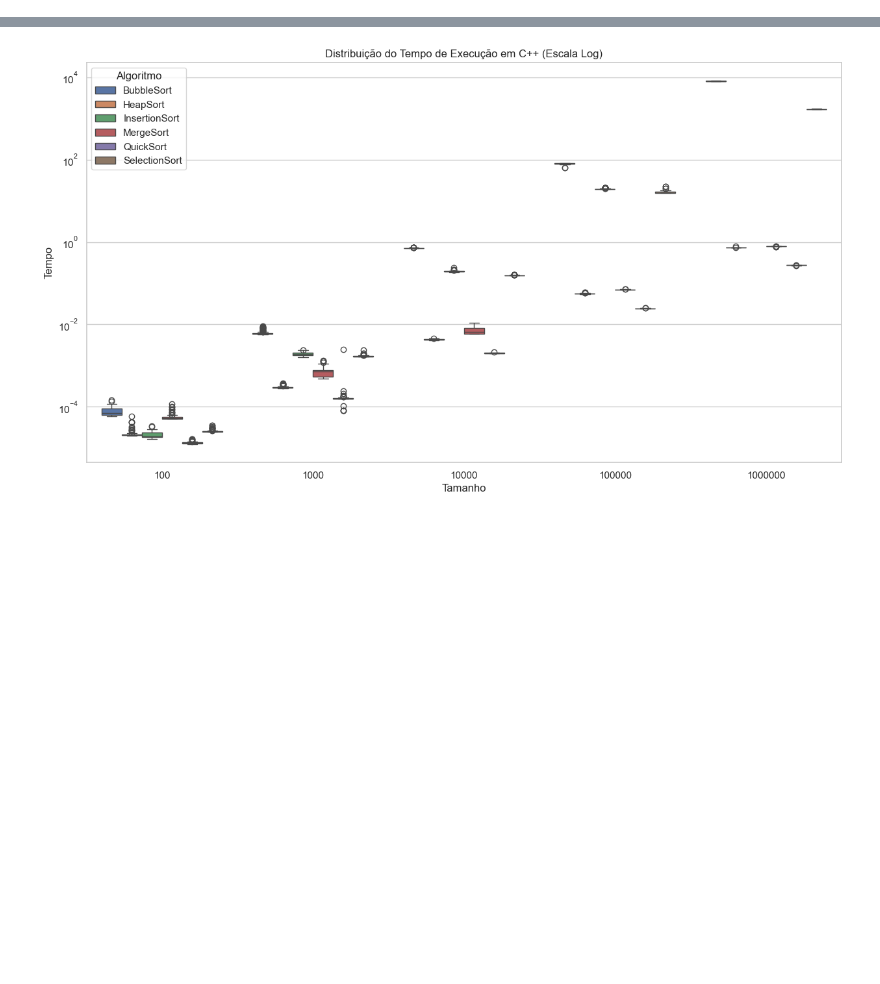
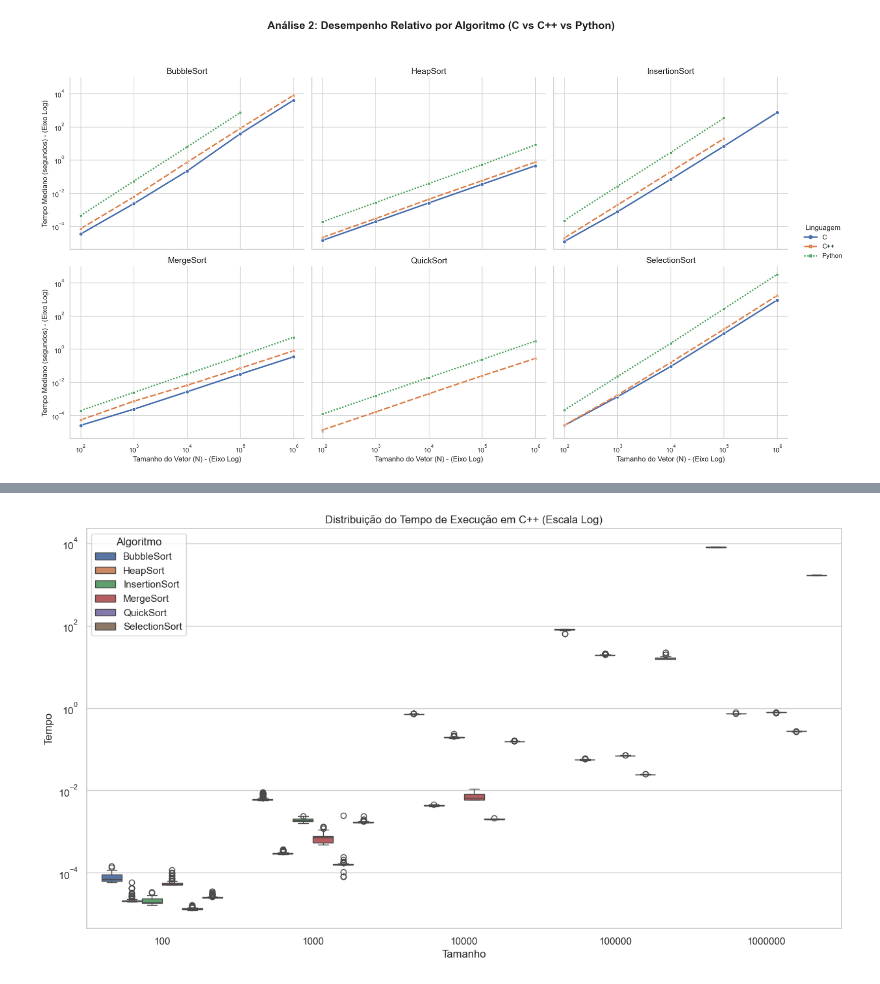
Before and after one commit to Edmagno/TCC, a Jupyter notebook: Análise/Análise de desempenho.ipynb, the cells around one changed output, grey strips where cells are left out. Saved outputs shown, nothing was run; the diff lists cells and outputs as text; code cells hidden in the pictures; blank space fills up the shorter version.

```diff
--- a/Análise/Análise de desempenho.ipynb
+++ b/Análise/Análise de desempenho.ipynb
@@ -107,0 +318,39 @@ display(df_completo)
+# %%
+# Define o tema
+sns.set_theme(style="whitegrid")
+
+# --- O Gráfico da Análise 2 ---
+g = sns.relplot(
+    data=df_mediana,
+    x='Tamanho',          # Eixo X: Tamanho do vetor
+    y='TempoMediano',     # Eixo Y: Tempo MEDIANO
+    hue='Linguagem',      # <--- MUDANÇA: Cor por Linguagem
+    style='Linguagem',    # Estilo por Linguagem
+    col='Algoritmo',      # <--- MUDANÇA: Colunas por Algoritmo
+    col_wrap=3,           # <--- Quebra a linha a cada 3 gráficos (para não ficar muito largo)
+    kind='line',          # Tipo de gráfico
+    lw=2.5,               # Grossura da linha
+    markers=True,         # Adiciona marcadores nos pontos de dados
+    height=5,             # Altura de CADA gráfico
+    aspect=1.2            # Proporção: largura = 1.2 * altura
+)
+
+# Aplicar as escalas Logarítmicas
+g.set(xscale='log', yscale='log')
+
+# Ajustar títulos e rótulos
+g.set_axis_labels('Tamanho do Vetor (N) - (Eixo Log)', 'Tempo Mediano (segundos) - (Eixo Log)')
+g.set_titles(col_template="{col_name}", size=14) # {col_name} é BubbleSort, MergeSort, etc.
+g.fig.suptitle('Análise 2: Desempenho Relativo por Algoritmo (C vs C++ vs Python)',
+                 y=1.05, fontsize=18, weight='bold')
+
+# Ajusta o layout
+g.tight_layout()
+
+# Mostrar o gráfico
+plt.show()
+
+# Para salvar a imagem (opcional)
+g.savefig('analise2_linguagens_vs_linguagens.png', dpi=300)
+# %% [output]
+[figure, added]
```
Also changed, not shown: parts of 35 cells of this notebook, 14 other files.
